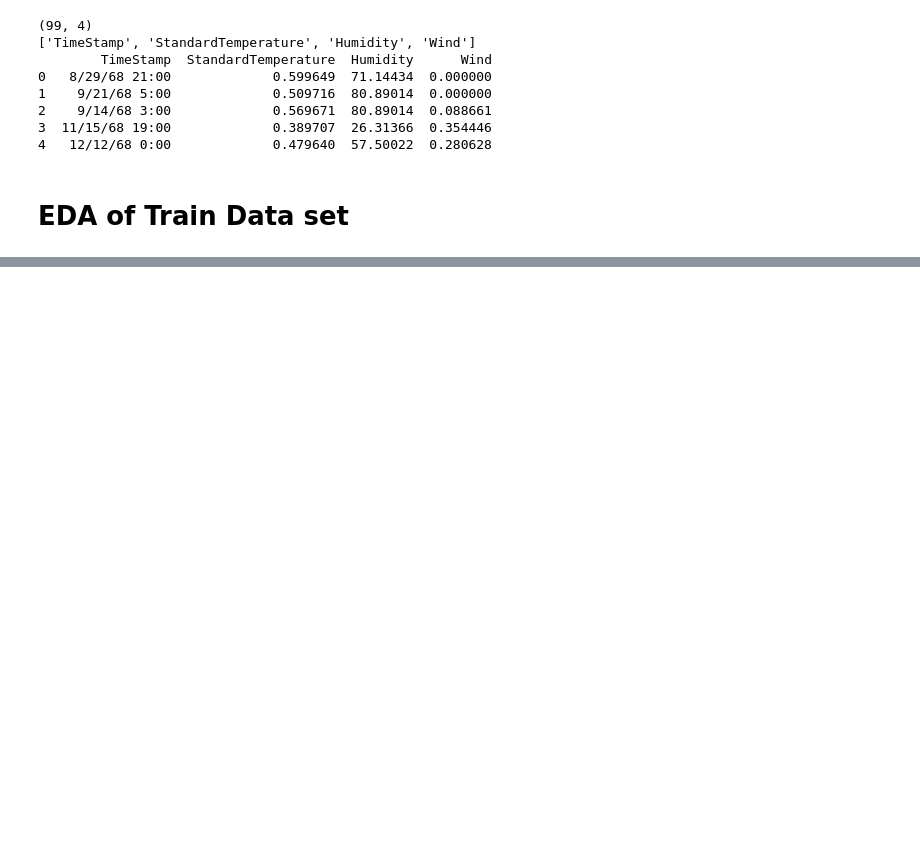
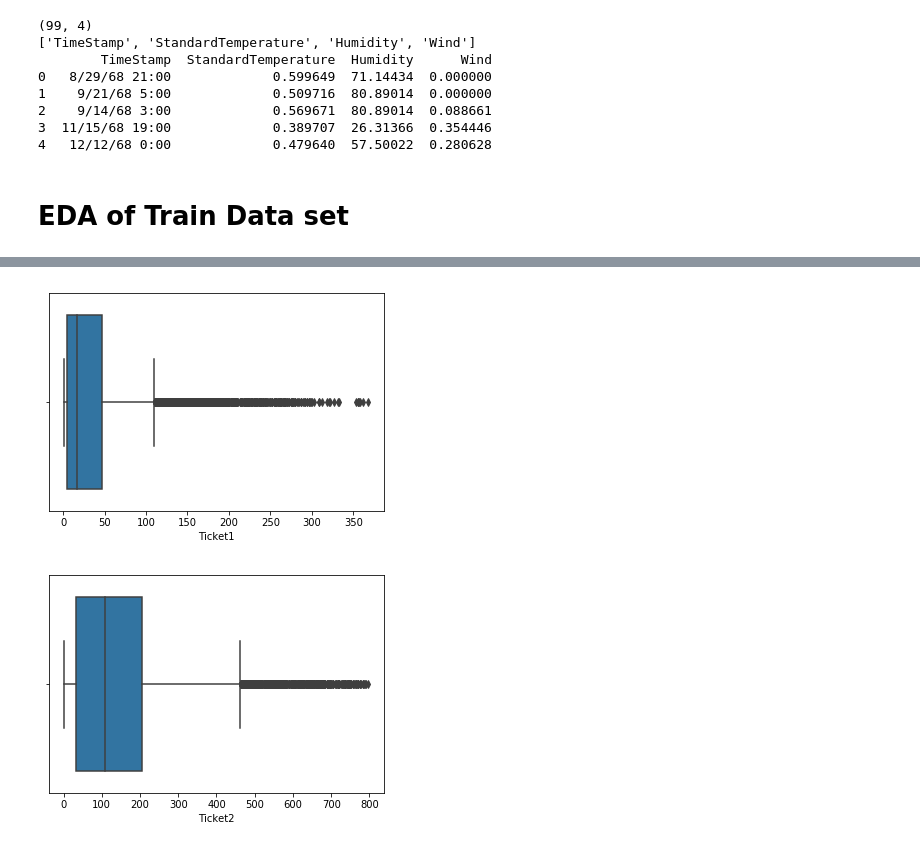
Before and after one commit to Vishnu1024/ML_Project_Spr18, a Jupyter notebook: Amusement Park/AmusementPark.ipynb, the cells around one changed output, grey strips where cells are left out. Saved outputs shown, nothing was run; the diff lists cells and outputs as text; code cells hidden in the pictures; blank space fills up the shorter version.

```diff
--- a/Amusement Park/AmusementPark.ipynb
+++ b/Amusement Park/AmusementPark.ipynb
@@ -32,3 +63,11 @@ data_details(df_test)
 4   12/12/68 0:00             0.479640  57.50022  0.280628
 # %% [markdown]
 # EDA of Train Data set
+# %%
+df_train['TimeStamp'] = pd.to_datetime(df_train['TimeStamp'])
+# %%
+df_train['month']=df_train['TimeStamp'].apply(lambda x:x.month)
+df_train['hour']=df_train['TimeStamp'].apply(lambda x:x.hour)
+df_train['day']=df_train['TimeStamp'].apply(lambda x:x.day)
+df_train['year']=df_train['TimeStamp'].apply(lambda x:x.year)
+df_train['dayofweek']=df_train['TimeStamp'].apply(lambda x:x.weekday())
@@ -51,0 +85,8 @@ NameError: name 'plot' is not defined
+# %%
+sns.boxplot(df_train['Ticket1'])
+plt.show()
+sns.boxplot(df_train['Ticket2'])
+plt.show()
+# %% [output]
+[figure, added]
+[figure, added]
```
Also changed, not shown: parts of 33 cells of this notebook.
